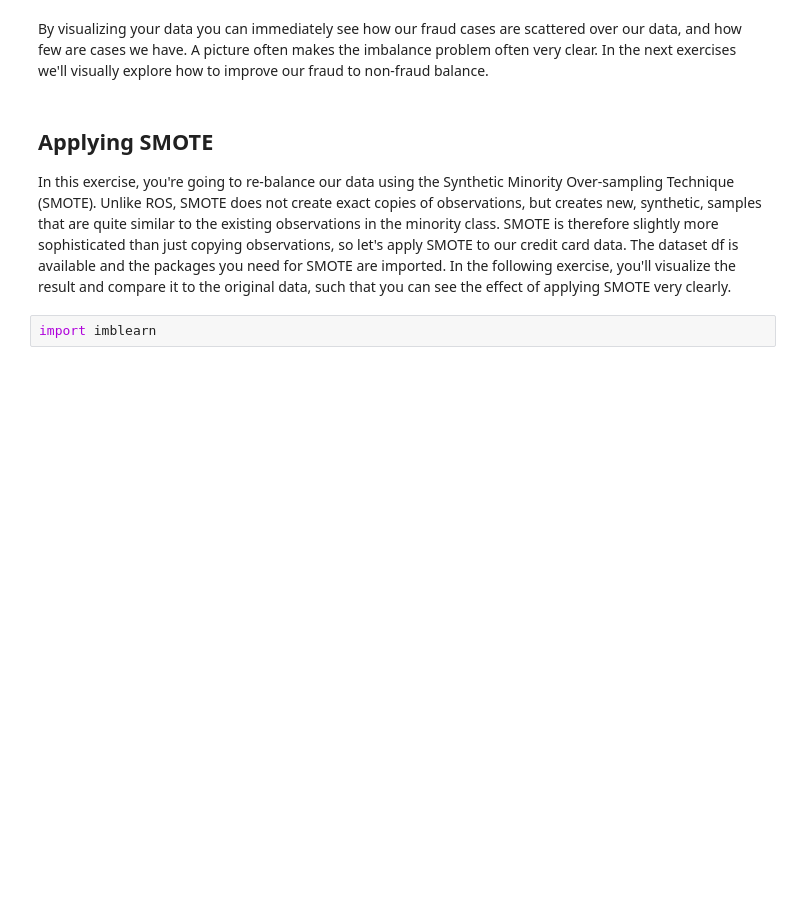
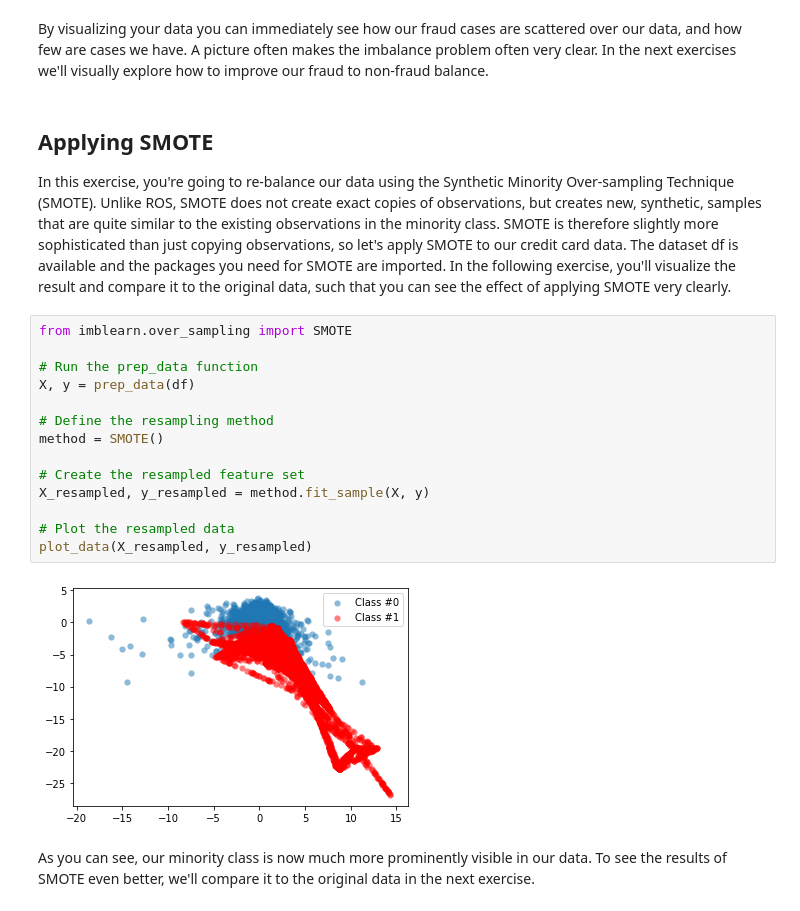
Before and after one commit to alejandro-robles7/Fraud-Detection-in-Python, a Jupyter notebook: fraud/1 Introduction and preparing your data.ipynb, the cells around one changed output. Saved outputs shown, nothing was run; the diff lists cells and outputs as text; blank space fills up the shorter version.

```diff
--- a/fraud/1 Introduction and preparing your data.ipynb
+++ b/fraud/1 Introduction and preparing your data.ipynb
@@ -79,5 +79,21 @@ By visualizing your data you can immediately see how our fraud cases are scatter
 # %% [markdown]
 ## Applying SMOTE
 In this exercise, you're going to re-balance our data using the Synthetic Minority Over-sampling Technique (SMOTE). Unlike ROS, SMOTE does not create exact copies of observations, but creates new, synthetic, samples that are quite similar to the existing observations in the minority class. SMOTE is therefore slightly more sophisticated than just copying observations, so let's apply SMOTE to our credit card data. The dataset df is available and the packages you need for SMOTE are imported. In the following exercise, you'll visualize the result and compare it to the original data, such that you can see the effect of applying SMOTE very clearly.
-# %%
-import imblearn
+# %%
+from imblearn.over_sampling import SMOTE
+
+# Run the prep_data function
+X, y = prep_data(df)
+
+# Define the resampling method
+method = SMOTE()
+
+# Create the resampled feature set
+X_resampled, y_resampled = method.fit_sample(X, y)
+
+# Plot the resampled data
+plot_data(X_resampled, y_resampled)
+# %% [output]
+[figure, added]
+# %% [markdown]
+As you can see, our minority class is now much more prominently visible in our data. To see the results of SMOTE even better, we'll compare it to the original data in the next exercise.
```
Also changed, not shown: parts of 16 cells of this notebook.
